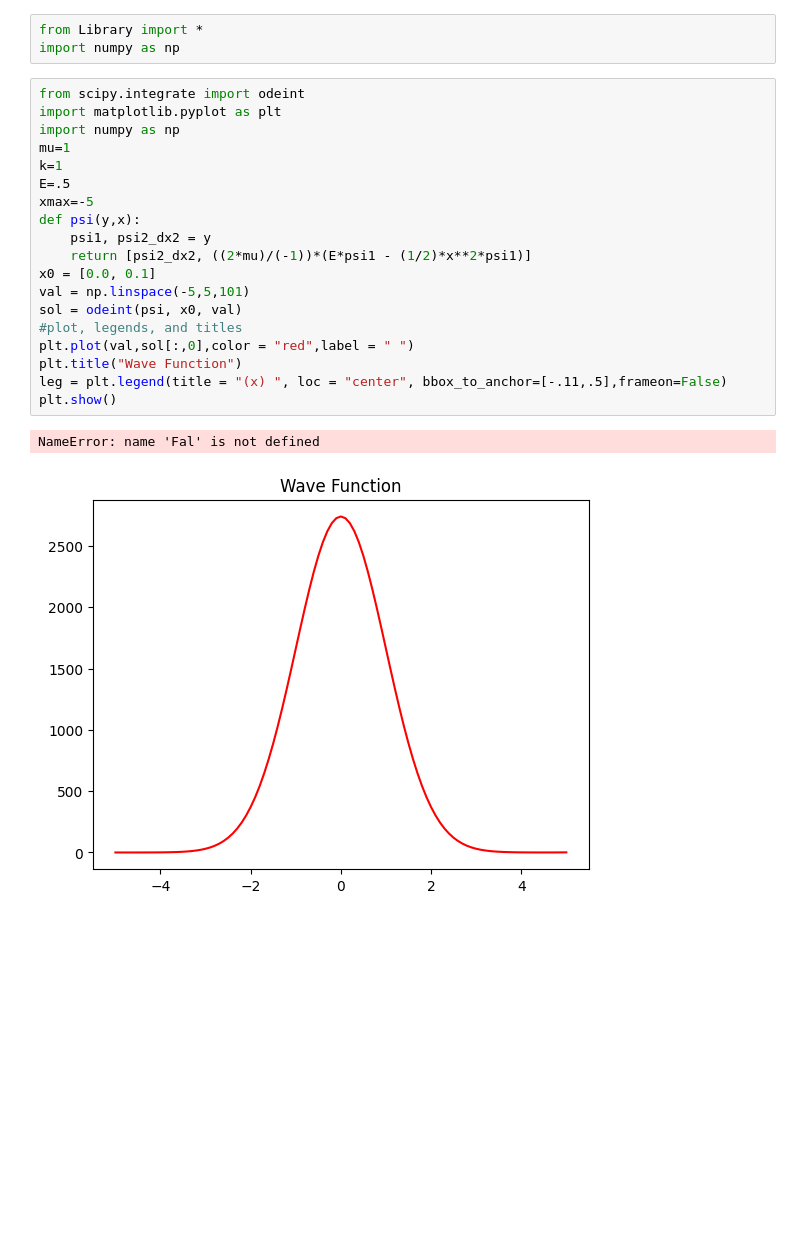
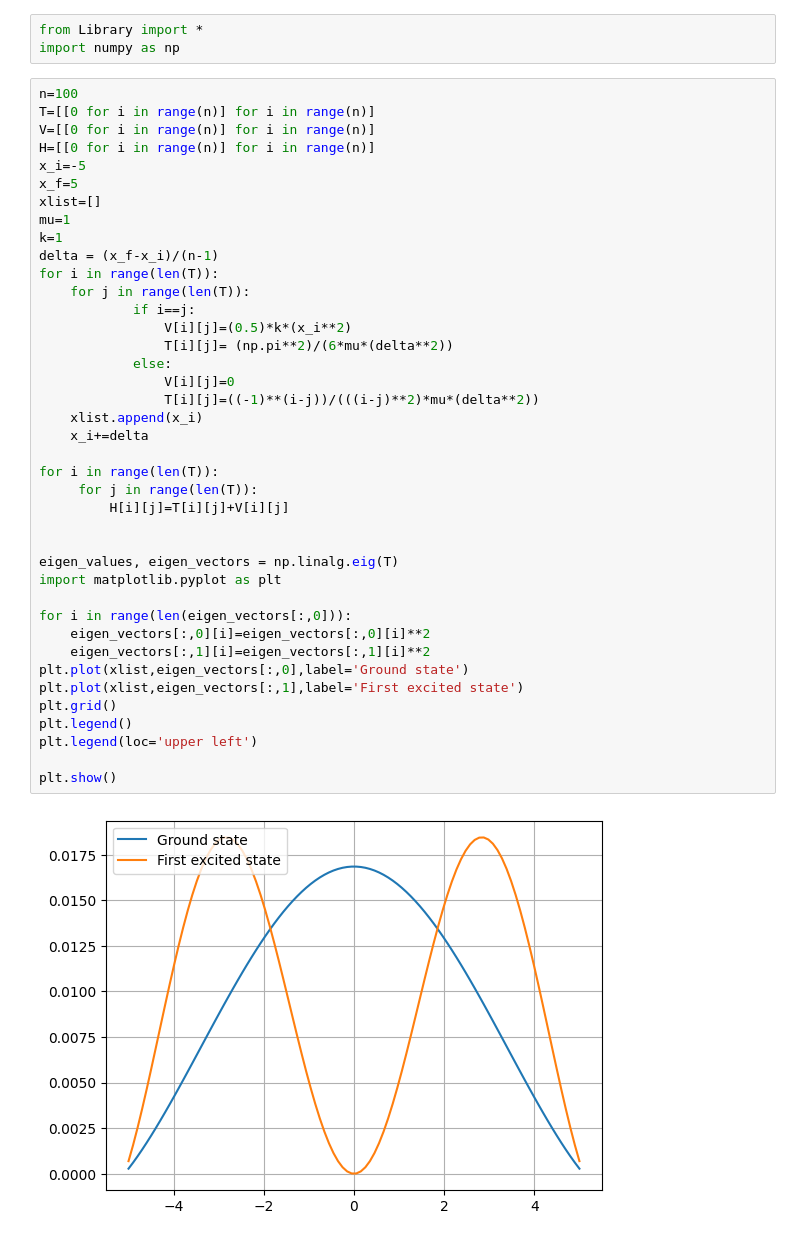
Before and after one commit to ananthapadmanabhan18/P452_Computational_Physics, a Jupyter notebook: Term_Project/Solution.ipynb, the cells around one changed output. Drawn from its saved outputs; the diff is of its cells as text; blank space fills up the shorter version.

```diff
--- a/Term_Project/Solution.ipynb
+++ b/Term_Project/Solution.ipynb
@@ -3,25 +3,45 @@
 # %%
 from Library import *
 import numpy as np
-# %%
-from scipy.integrate import odeint
-import matplotlib.pyplot as plt
-import numpy as np
-mu=1
-k=1
-E=.5
-xmax=-5
-def psi(y,x):
-    psi1, psi2_dx2 = y
-    return [psi2_dx2, ((2*mu)/(-1))*(E*psi1 - (1/2)*x**2*psi1)]
-x0 = [0.0, 0.1]
-val = np.linspace(-5,5,101)
-sol = odeint(psi, x0, val)
-#plot, legends, and titles
-plt.plot(val,sol[:,0],color = "red",label = " ")
-plt.title("Wave Function")
-leg = plt.legend(title = "(x) ", loc = "center", bbox_to_anchor=[-.11,.5],frameon=False)
-plt.show()
-# %% [output]
-NameError: name 'Fal' is not defined
-[figure, removed]
+# %%
+n=100
+T=[[0 for i in range(n)] for i in range(n)]
+V=[[0 for i in range(n)] for i in range(n)]
+H=[[0 for i in range(n)] for i in range(n)]
+x_i=-5
+x_f=5
+xlist=[]
+mu=1
+k=1
+delta = (x_f-x_i)/(n-1)
+for i in range(len(T)):
+    for j in range(len(T)):
+            if i==j:
+                V[i][j]=(0.5)*k*(x_i**2)
+                T[i][j]= (np.pi**2)/(6*mu*(delta**2))
+            else:
+                V[i][j]=0
+                T[i][j]=((-1)**(i-j))/(((i-j)**2)*mu*(delta**2))
+    xlist.append(x_i)
+    x_i+=delta
+
+for i in range(len(T)):
+     for j in range(len(T)):
+         H[i][j]=T[i][j]+V[i][j]
+
+
+eigen_values, eigen_vectors = np.linalg.eig(T)
+import matplotlib.pyplot as plt
+
+for i in range(len(eigen_vectors[:,0])):
+    eigen_vectors[:,0][i]=eigen_vectors[:,0][i]**2
+    eigen_vectors[:,1][i]=eigen_vectors[:,1][i]**2
+plt.plot(xlist,eigen_vectors[:,0],label='Ground state')
+plt.plot(xlist,eigen_vectors[:,1],label='First excited state')
+plt.grid()
+plt.legend()
+plt.legend(loc='upper left')
+
+plt.show()
+# %% [output]
+[figure, added]
```
